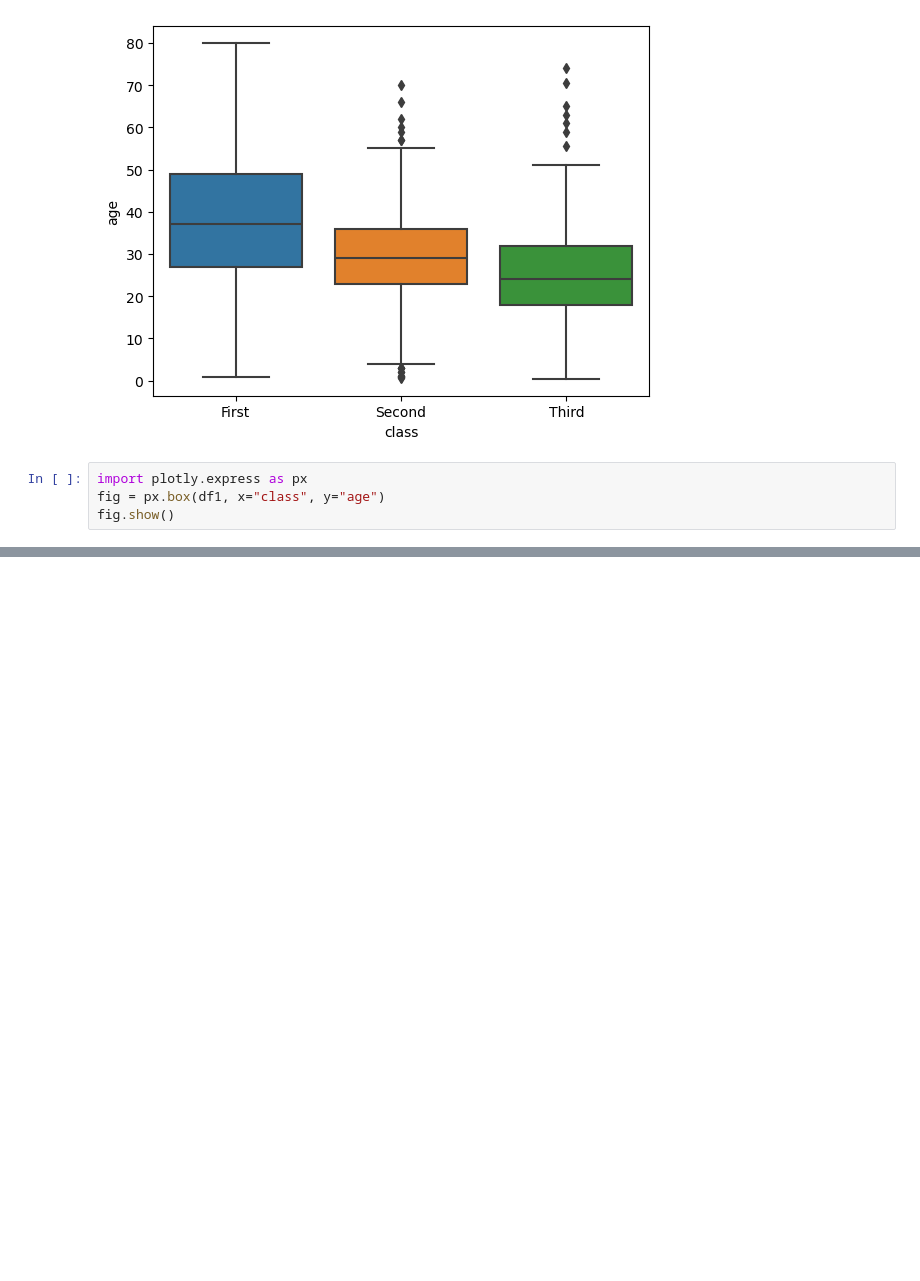
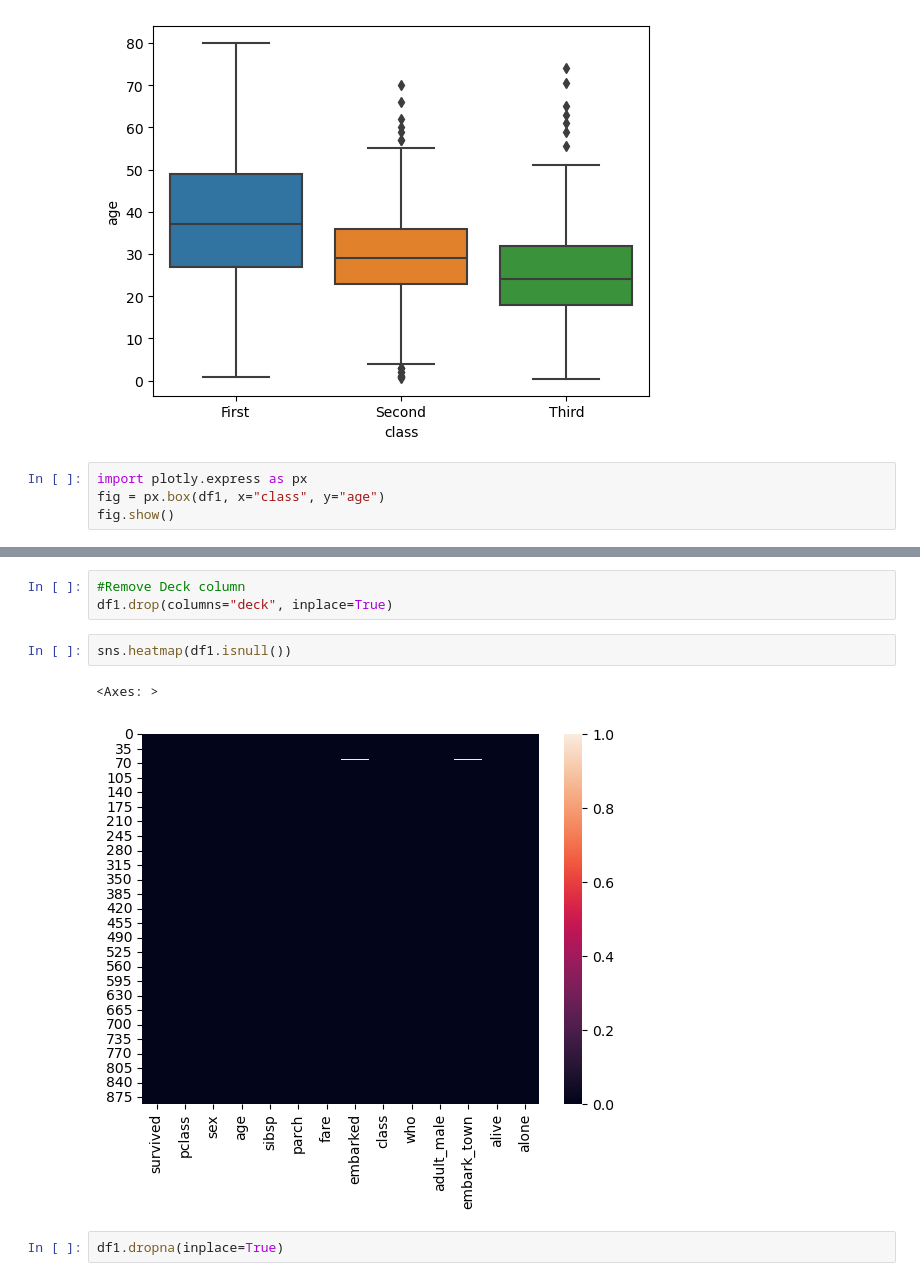
Before and after one commit to abhayas/DataScience, a Jupyter notebook: Titanic/Titanic.ipynb, the cells around one changed output, grey strips where cells are left out. Cells and saved outputs as stored; diff of their text form; blank space fills up the shorter version.

```diff
--- a/Titanic/Titanic.ipynb
+++ b/Titanic/Titanic.ipynb
@@ -43,0 +82,10 @@ def AgeFill(cols):
+# %%
+#Remove Deck column
+df1.drop(columns="deck", inplace=True)
+# %%
+sns.heatmap(df1.isnull())
+# %% [output]
+<Axes: >
+[figure, added]
+# %%
+df1.dropna(inplace=True)
```
Also changed, not shown: parts of 7 cells of this notebook, 1 other file.
